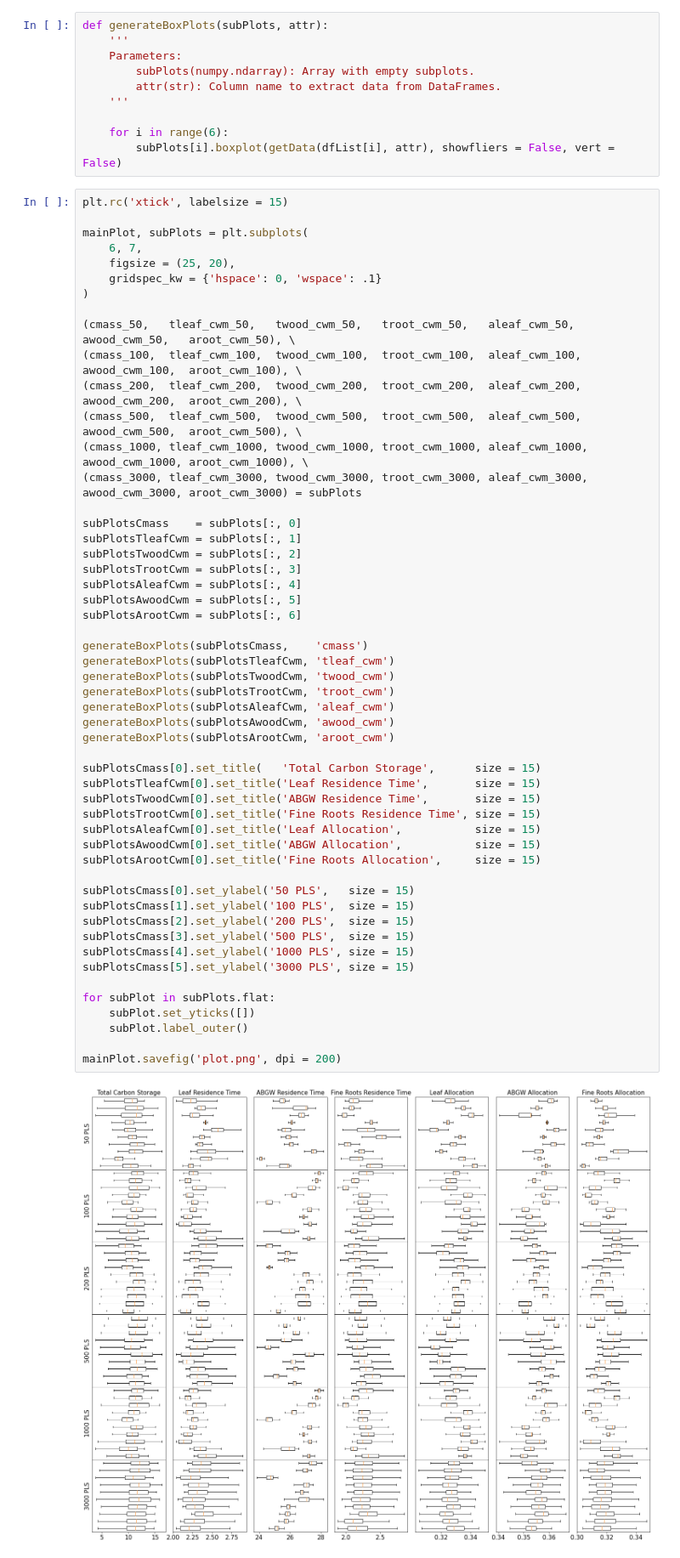
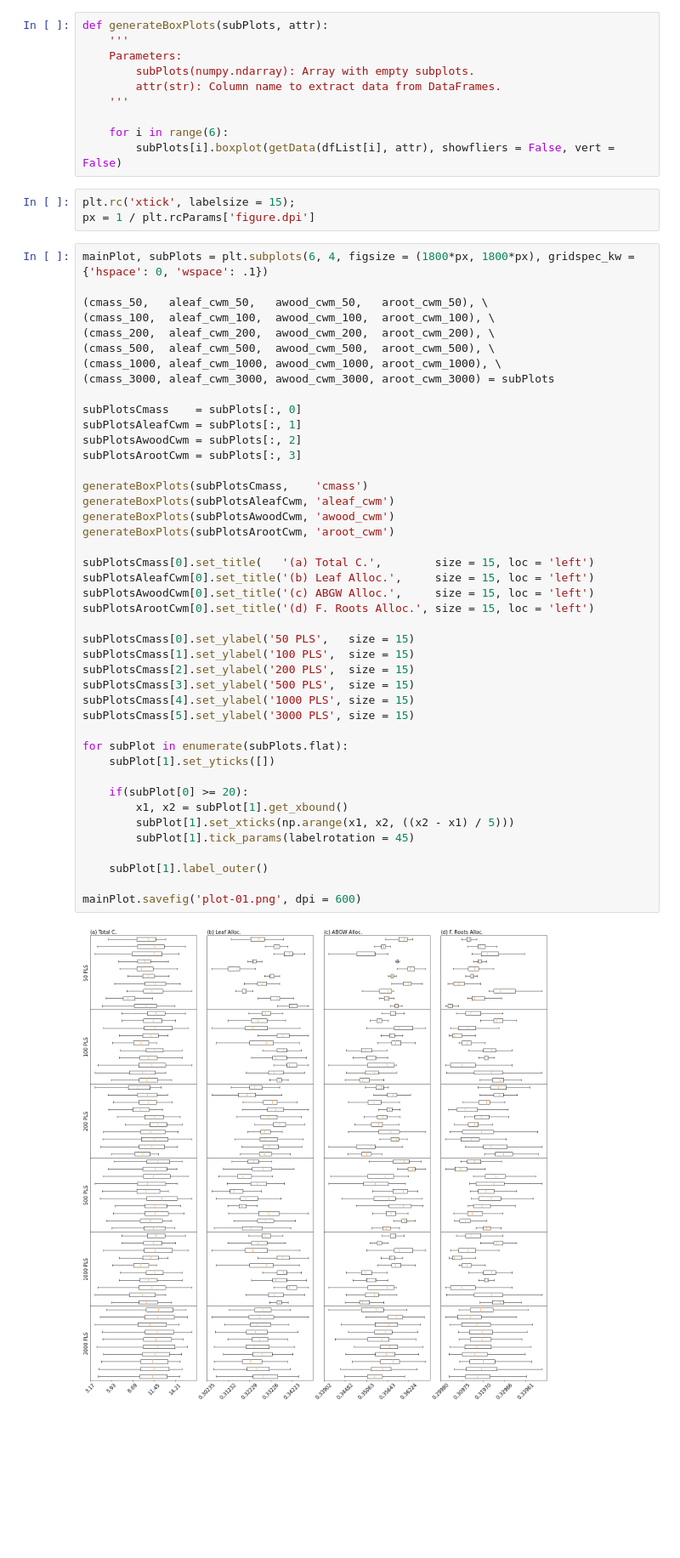
Before and after one commit to cfascina/caete-scripts, a Jupyter notebook: plots/main.ipynb, the cells around one changed output. Shown: that part at 85% size. Drawn from its saved outputs; the diff is of its cells as text; blank space fills up the shorter version.

Commit message:
Plot split, resize and ticks adjustments

```diff
--- a/plots/main.ipynb
+++ b/plots/main.ipynb
@@ -39,57 +39,51 @@ def generateBoxPlots(subPlots, attr):
 
     for i in range(6):
         subPlots[i].boxplot(getData(dfList[i], attr), showfliers = False, vert = False)
+# %%
+plt.rc('xtick', labelsize = 15);
+px = 1 / plt.rcParams['figure.dpi']
 # %%
-plt.rc('xtick', labelsize = 15)
+mainPlot, subPlots = plt.subplots(6, 4, figsize = (1800*px, 1800*px), gridspec_kw = {'hspace': 0, 'wspace': .1})
 
-mainPlot, subPlots = plt.subplots(
-    6, 7,
-    figsize = (25, 20),
-    gridspec_kw = {'hspace': 0, 'wspace': .1}
-)
-
-(cmass_50,   tleaf_cwm_50,   twood_cwm_50,   troot_cwm_50,   aleaf_cwm_50,   awood_cwm_50,   aroot_cwm_50), \
-(cmass_100,  tleaf_cwm_100,  twood_cwm_100,  troot_cwm_100,  aleaf_cwm_100,  awood_cwm_100,  aroot_cwm_100), \
-(cmass_200,  tleaf_cwm_200,  twood_cwm_200,  troot_cwm_200,  aleaf_cwm_200,  awood_cwm_200,  aroot_cwm_200), \
-(cmass_500,  tleaf_cwm_500,  twood_cwm_500,  troot_cwm_500,  aleaf_cwm_500,  awood_cwm_500,  aroot_cwm_500), \
-(cmass_1000, tleaf_cwm_1000, twood_cwm_1000, troot_cwm_1000, aleaf_cwm_1000, awood_cwm_1000, aroot_cwm_1000), \
-(cmass_3000, tleaf_cwm_3000, twood_cwm_3000, troot_cwm_3000, aleaf_cwm_3000, awood_cwm_3000, aroot_cwm_3000) = subPlots
+(cmass_50,   aleaf_cwm_50,   awood_cwm_50,   aroot_cwm_50), \
+(cmass_100,  aleaf_cwm_100,  awood_cwm_100,  aroot_cwm_100), \
+(cmass_200,  aleaf_cwm_200,  awood_cwm_200,  aroot_cwm_200), \
+(cmass_500,  aleaf_cwm_500,  awood_cwm_500,  aroot_cwm_500), \
+(cmass_1000, aleaf_cwm_1000, awood_cwm_1000, aroot_cwm_1000), \
+(cmass_3000, aleaf_cwm_3000, awood_cwm_3000, aroot_cwm_3000) = subPlots
 
 subPlotsCmass    = subPlots[:, 0]
-subPlotsTleafCwm = subPlots[:, 1]
-subPlotsTwoodCwm = subPlots[:, 2]
-subPlotsTrootCwm = subPlots[:, 3]
-subPlotsAleafCwm = subPlots[:, 4]
-subPlotsAwoodCwm = subPlots[:, 5]
-subPlotsArootCwm = subPlots[:, 6]
+subPlotsAleafCwm = subPlots[:, 1]
+subPlotsAwoodCwm = subPlots[:, 2]
+subPlotsArootCwm = subPlots[:, 3]
 
 generateBoxPlots(subPlotsCmass,    'cmass')
-generateBoxPlots(subPlotsTleafCwm, 'tleaf_cwm')
-generateBoxPlots(subPlotsTwoodCwm, 'twood_cwm')
-generateBoxPlots(subPlotsTrootCwm, 'troot_cwm')
 generateBoxPlots(subPlotsAleafCwm, 'aleaf_cwm')
 generateBoxPlots(subPlotsAwoodCwm, 'awood_cwm')
 generateBoxPlots(subPlotsArootCwm, 'aroot_cwm')
 
-subPlotsCmass[0].set_title(   'Total Carbon Storage',      size = 15)
-subPlotsTleafCwm[0].set_title('Leaf Residence Time',       size = 15)
-subPlotsTwoodCwm[0].set_title('ABGW Residence Time',       size = 15)
-subPlotsTrootCwm[0].set_title('Fine Roots Residence Time', size = 15)
-subPlotsAleafCwm[0].set_title('Leaf Allocation',           size = 15)
-subPlotsAwoodCwm[0].set_title('ABGW Allocation',           size = 15)
-subPlotsArootCwm[0].set_title('Fine Roots Allocation',     size = 15)
+subPlotsCmass[0].set_title(   '(a) Total C.',        size = 15, loc = 'left')
+subPlotsAleafCwm[0].set_title('(b) Leaf Alloc.',     size = 15, loc = 'left')
+subPlotsAwoodCwm[0].set_title('(c) ABGW Alloc.',     size = 15, loc = 'left')
+subPlotsArootCwm[0].set_title('(d) F. Roots Alloc.', size = 15, loc = 'left')
 
 subPlotsCmass[0].set_ylabel('50 PLS',   size = 15)
 subPlotsCmass[1].set_ylabel('100 PLS',  size = 15)
 subPlotsCmass[2].set_ylabel('200 PLS',  size = 15)
 subPlotsCmass[3].set_ylabel('500 PLS',  size = 15)
 subPlotsCmass[4].set_ylabel('1000 PLS', size = 15)
 subPlotsCmass[5].set_ylabel('3000 PLS', size = 15)
 
-for subPlot in subPlots.flat:
-    subPlot.set_yticks([])
-    subPlot.label_outer()
+for subPlot in enumerate(subPlots.flat):
+    subPlot[1].set_yticks([])
 
-mainPlot.savefig('plot.png', dpi = 200)
+    if(subPlot[0] >= 20):
+        x1, x2 = subPlot[1].get_xbound()
+        subPlot[1].set_xticks(np.arange(x1, x2, ((x2 - x1) / 5)))
+        subPlot[1].tick_params(labelrotation = 45)
+
+    subPlot[1].label_outer()
+
+mainPlot.savefig('plot-01.png', dpi = 600)
 # %% [output]
-[figure, old version]
+[figure, new version]
```
Also changed, not shown: parts of 1 cell of this notebook, 5 other files.
